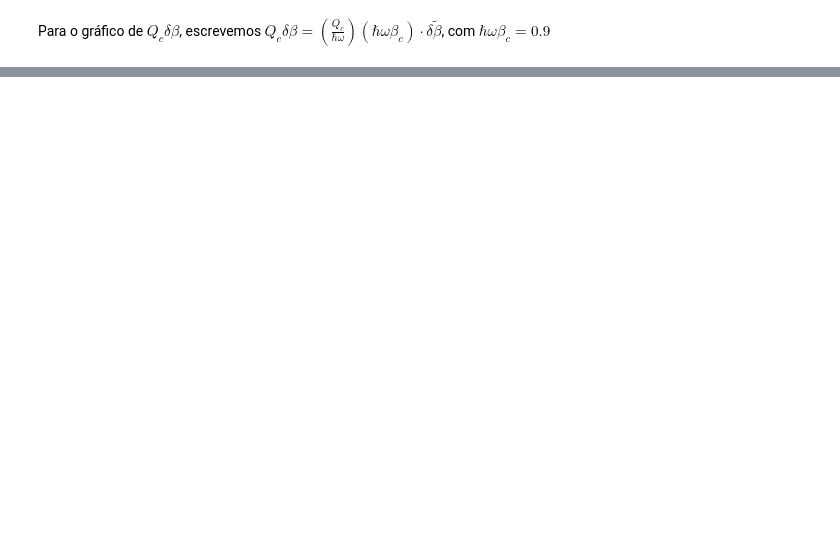
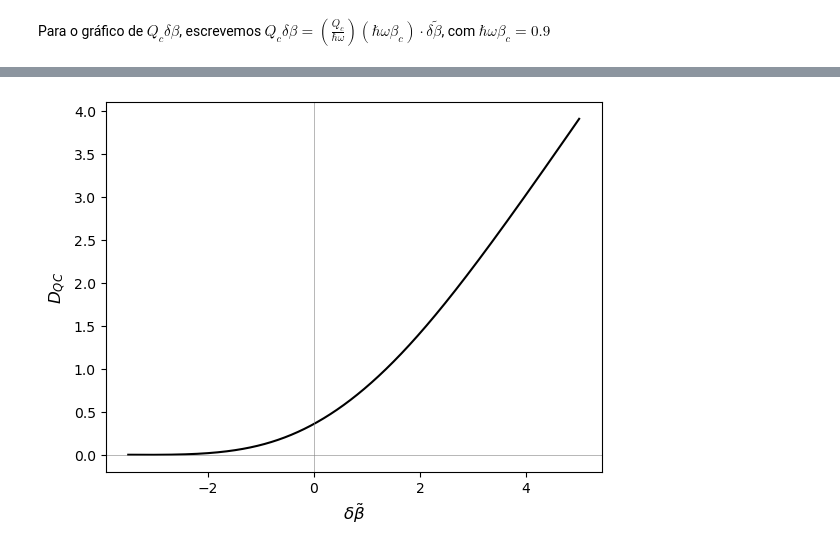
Before and after one commit to victoormsales/Maxwells_Demon, a Jupyter notebook: Notebooks/QuTip.ipynb, the cells around one changed output, grey strips where cells are left out. Saved outputs shown, nothing was run; the diff lists cells and outputs as text; code cells hidden in the pictures; blank space fills up the shorter version.

```diff
--- a/Notebooks/QuTip.ipynb
+++ b/Notebooks/QuTip.ipynb
@@ -285,0 +315,45 @@ plt.plot(delta_beta, ent_rel_qc, color='black')
+# %%
+rho_q_feedback = [0 for i in range(0,N)]
+rho_c_feedback = [0 for i in range(0,N)]
+rho_q_fb = 0
+rho_c_fb = 0
+
+for j in range(0,N):
+    rho_q_fb = ((1-P_c[0])*(1-eta)*(1-p_e[j])*qtp.fock_dm(2,1)
+                + (p_e[j] + eta*(1-p_e[j])
+                   +(1-eta)*(1-p_e[j])*P_c[0])*qtp.fock_dm(2,0))
+    for i in range(0,M):
+        if i == 0:
+            rho_c_fb = rho_c_fb + P_c[i]*(eta*(1-p_e[j]))*qtp.fock_dm(M, i) + P_c[i+1]*(1-eta)*(1-p_e[j])*qtp.fock_dm(M, i) + P_c[i]*p_e[j]*qtp.fock_dm(M,i+1) + P_c[i]*(1-eta)*(1-p_e[j])*qtp.fock_dm(M,i)
+        else:
+            if i < M-1:
+                rho_c_fb = rho_c_fb + P_c[i]*(eta*(1-p_e[j]))*qtp.fock_dm(M, i) + P_c[i+1]*(1-eta)*(1-p_e[j])*qtp.fock_dm(M, i) + P_c[i]*p_e[j]*qtp.fock_dm(M,i+1)
+            else:
+                rho_c_fb = rho_c_fb + P_c[i]*(eta*(1-p_e[j]))*qtp.fock_dm(M, i) + P_c[i+1]*(1-eta)*(1-p_e[j])*qtp.fock_dm(M, i)
+    rho_c_feedback[j] = rho_c_fb
+    rho_q_feedback[j] = rho_q_fb
+    rho_c_fb = 0
+
+D_q = np.array([qtp.entropy_relative(gibbs_qubit[j], rho_q_feedback[j], base=2.718281828459045, sparse=False) for j in range(0,N)])
+D_cav = np.array([qtp.entropy_relative(gibbs_cav, rho_c_feedback[j], base=2.718281828459045, sparse=False) for j in range(0,N)])
+
+#info mutua:
+
+info_mutua_qc = np.array([(qtp.entropy_vn(rho_q_feedback[i], base=2.718281828459045, sparse=False)
+                           + qtp.entropy_vn(rho_c_feedback[i], base=2.718281828459045, sparse=False)
+                           - qtp.entropy_vn(rho_qc_feedback[i], base=2.718281828459045, sparse=False)) for i in range(0,N)])
+
+#Obtendo D_qc:
+
+D_qc = D_q + D_cav - info_mutua_qc
+
+#Plotando entropia relativa:
+
+plt.plot(delta_beta, D_qc, color='black')
+plt.axhline(y = 0, color = 'gray', linewidth = 0.4)
+plt.axvline(x = 0, color = 'gray', linewidth = 0.4)
+plt.xlabel(r'$\delta\tilde{\beta}$', size=12)
+plt.ylabel(r'$D_{QC}$', size=12)
+plt.show()
+# %% [output]
+[figure, added]
```
Also changed, not shown: parts of 7 cells of this notebook.
